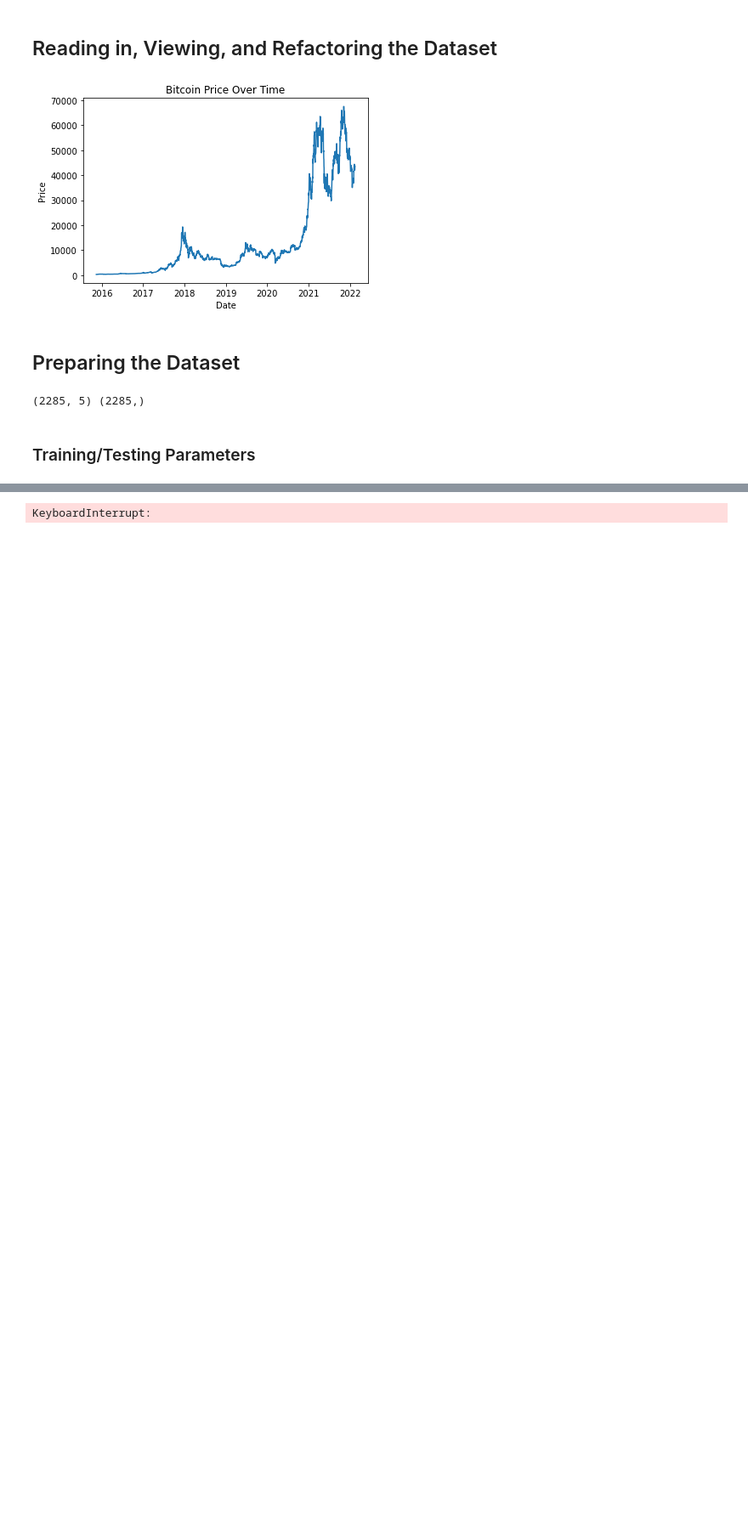
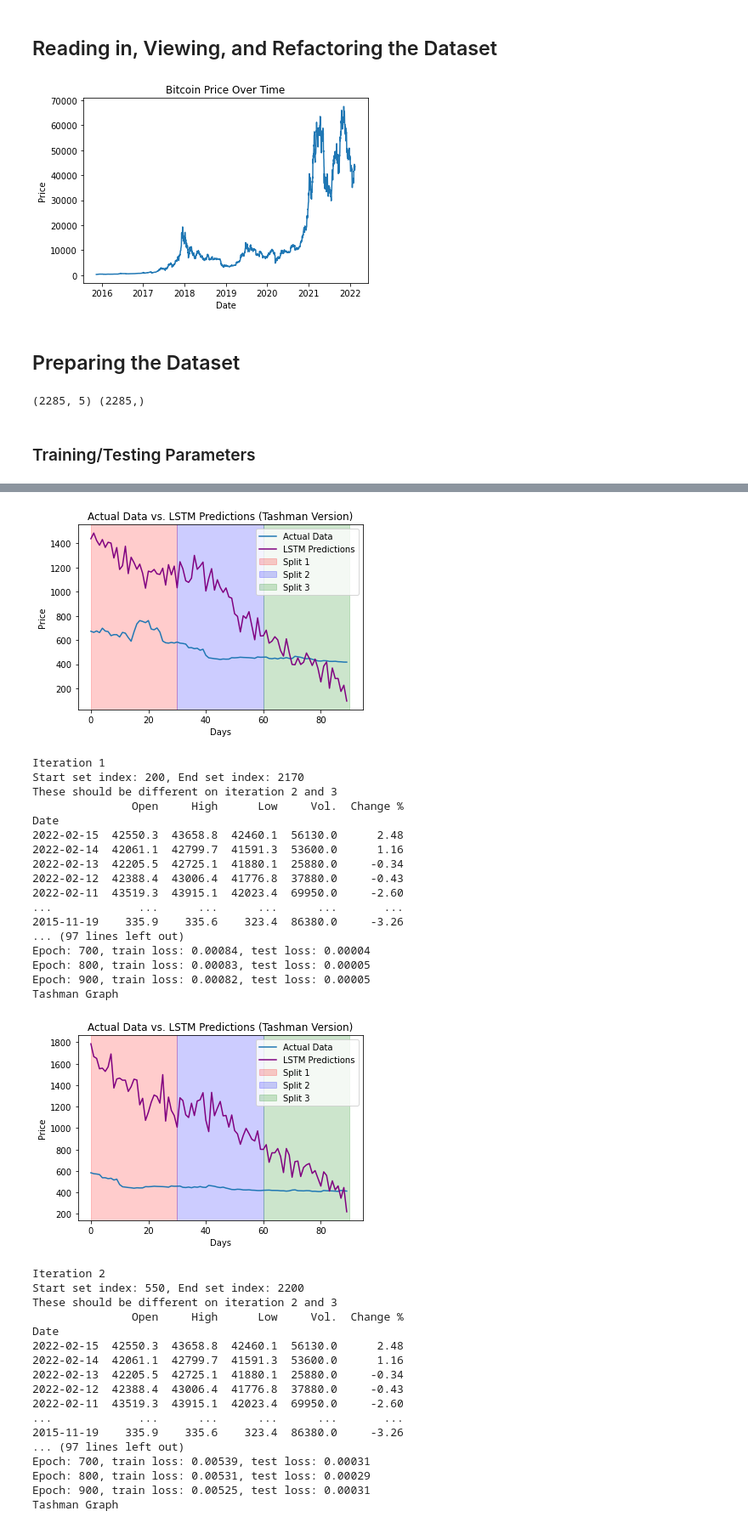
Before and after one commit to spa542/DSCI-490, a Jupyter notebook: src/LSTM Model Prediction Tashman FINAL.ipynb, the cells around one changed output, grey strips where cells are left out. Shown: that part at 85% size. Cells and saved outputs as stored; diff of their text form; code cells hidden in the pictures; blank space fills up the shorter version.

Commit message:
Finished tashman and added nice graphs to show testing splits

```diff
--- a/src/LSTM Model Prediction Tashman FINAL.ipynb
+++ b/src/LSTM Model Prediction Tashman FINAL.ipynb
@@ -92,6 +92,21 @@ def plot_small_picture_predicted_days(test_target, test_predict):
     plt.legend()
     plt.show();
 
+def plot_small_picture_predicted_days_multi_color(test_target, test_predict):
+    # Split test_predict into three tashman splits
+    # We are using a 1/3 split currently
+    # 30 30 30
+    plt.plot(test_target, label="Actual Data")
+    plt.plot(test_predict, label="LSTM Predictions", color='purple')
+    plt.axvspan(0, 30, color='red', alpha=0.2, label="Split 1")
+    plt.axvspan(30, 60, color='blue', alpha=0.2, label="Split 2")
+    plt.axvspan(60, 90, color='green', alpha=0.2, label="Split 3")
+    plt.title('Actual Data vs. LSTM Predictions (Tashman Version)')
+    plt.xlabel('Days')
+    plt.ylabel('Price')
+    plt.legend()
+    plt.show();
+
 def tashman_testing(lstm, loss_fn, X_test, y_test, mm):
     # test loss
     lstm.eval()
@@ -99,12 +114,10 @@ def tashman_testing(lstm, loss_fn, X_test, y_test, mm):
     test_preds = test_preds.detach().numpy()
     test_preds = mm.inverse_transform(test_preds)
     test_preds = test_preds[0].tolist()
-
     test_target = y_test[-1].detach().numpy() # last sample again
     test_target = mm.inverse_transform(test_target.reshape(1, -1))
     test_target = test_target[0].tolist()
-
-    plot_small_picture_predicted_days(test_target, test_preds)
+    plot_small_picture_predicted_days_multi_color(test_target, test_preds)
 # %% [markdown]
 ## Reading in, Viewing, and Refactoring the Dataset
 # %%
@@ -308,24 +321,12 @@ for i in range(3):
                   y_train=y_train_tensors,
                   X_test=X_test_tensors_final,
                   y_test=y_test_tensors)
-    print('First tashman split testing')
+    print('Tashman Graph')
     tashman_testing(lstm=lstm,
                     loss_fn=loss_fn,
                     X_test=X_test_tensors_final,
                     y_test=y_test_tensors,
                     mm=mm)
-    print('Second tashman split testing')
-    tashman_testing(lstm=lstm,
-                    loss_fn=loss_fn,
-                    X_test=X_test_tensors_final,
-                    y_test=y_test_tensors,
-                    mm=mm)
-    print('Third tashman split testing')
-    tashman_testing(lstm=lstm,
-                    loss_fn=loss_fn,
-                    X_test=X_test_tensors_final,
-                    y_test=y_test_tensors,
-                    mm=mm)
 # %% [output]
 Train-Test Cutoff Samples: 1810
 Test Samples: 330
@@ -347 +348,36 @@ Epoch: 0, train loss: 0.04975, test loss: 0.02965
+[figure, added]
-KeyboardInterrupt:
+Iteration 1
+Start set index: 200, End set index: 2170
+These should be different on iteration 2 and 3
+               Open     High      Low     Vol.  Change %
+Date
+2022-02-15  42550.3  43658.8  42460.1  56130.0      2.48
+2022-02-14  42061.1  42799.7  41591.3  53600.0      1.16
+2022-02-13  42205.5  42725.1  41880.1  25880.0     -0.34
+2022-02-12  42388.4  43006.4  41776.8  37880.0     -0.43
+2022-02-11  43519.3  43915.1  42023.4  69950.0     -2.60
+...             ...      ...      ...      ...       ...
+2015-11-19    335.9    335.6    323.4  86380.0     -3.26
+... (97 lines left out)
+Epoch: 700, train loss: 0.00084, test loss: 0.00004
+Epoch: 800, train loss: 0.00083, test loss: 0.00005
+Epoch: 900, train loss: 0.00082, test loss: 0.00005
+Tashman Graph
+[figure, added]
+Iteration 2
+Start set index: 550, End set index: 2200
+These should be different on iteration 2 and 3
+               Open     High      Low     Vol.  Change %
+Date
+2022-02-15  42550.3  43658.8  42460.1  56130.0      2.48
+2022-02-14  42061.1  42799.7  41591.3  53600.0      1.16
+2022-02-13  42205.5  42725.1  41880.1  25880.0     -0.34
+2022-02-12  42388.4  43006.4  41776.8  37880.0     -0.43
+2022-02-11  43519.3  43915.1  42023.4  69950.0     -2.60
+...             ...      ...      ...      ...       ...
+2015-11-19    335.9    335.6    323.4  86380.0     -3.26
+... (97 lines left out)
+Epoch: 700, train loss: 0.00539, test loss: 0.00031
+Epoch: 800, train loss: 0.00531, test loss: 0.00029
+Epoch: 900, train loss: 0.00525, test loss: 0.00031
+Tashman Graph
```
Also changed, not shown: parts of 1 cell of this notebook.
